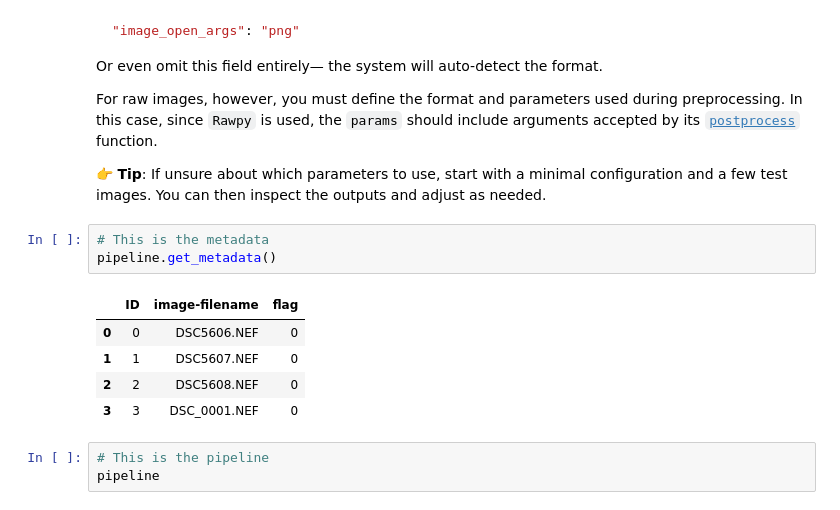
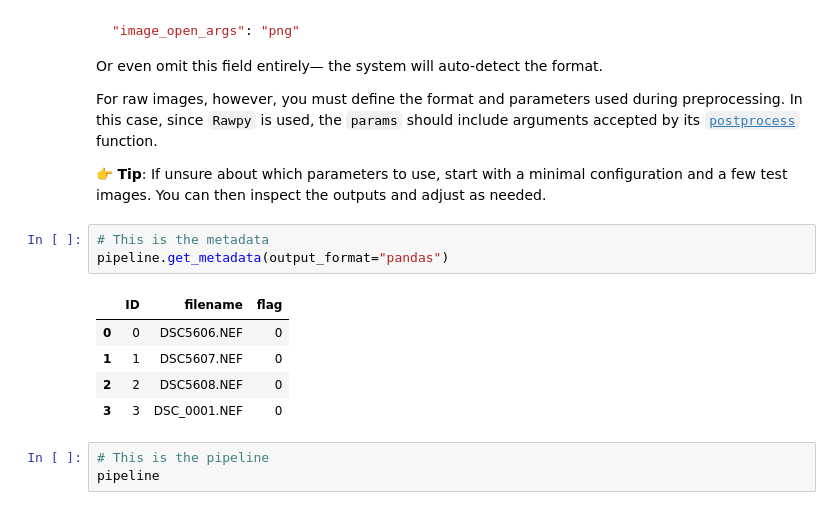
Before and after one commit to paidiver/paidiverpy, a Jupyter notebook: examples/example_notebooks/working_with_raw_images.ipynb, the cells around one changed output. Saved outputs shown, nothing was run; the diff lists cells and outputs as text.

```diff
--- a/examples/example_notebooks/working_with_raw_images.ipynb
+++ b/examples/example_notebooks/working_with_raw_images.ipynb
@@ -116,9 +116,9 @@ For raw images, however, you must define the format and parameters used during p
 👉 **Tip**: If unsure about which parameters to use, start with a minimal configuration and a few test images. You can then inspect the outputs and adjust as needed.
 # %%
 # This is the metadata
-pipeline.get_metadata()
+pipeline.get_metadata(output_format="pandas")
 # %% [output]
-|  | ID | image-filename | flag |
+|  | ID | filename | flag |
 | 0 | 0 | DSC5606.NEF | 0 |
 | 1 | 1 | DSC5607.NEF | 0 |
 | 2 | 2 | DSC5608.NEF | 0 |
```
Also changed, not shown: parts of 9 cells of this notebook, 19 other files.
